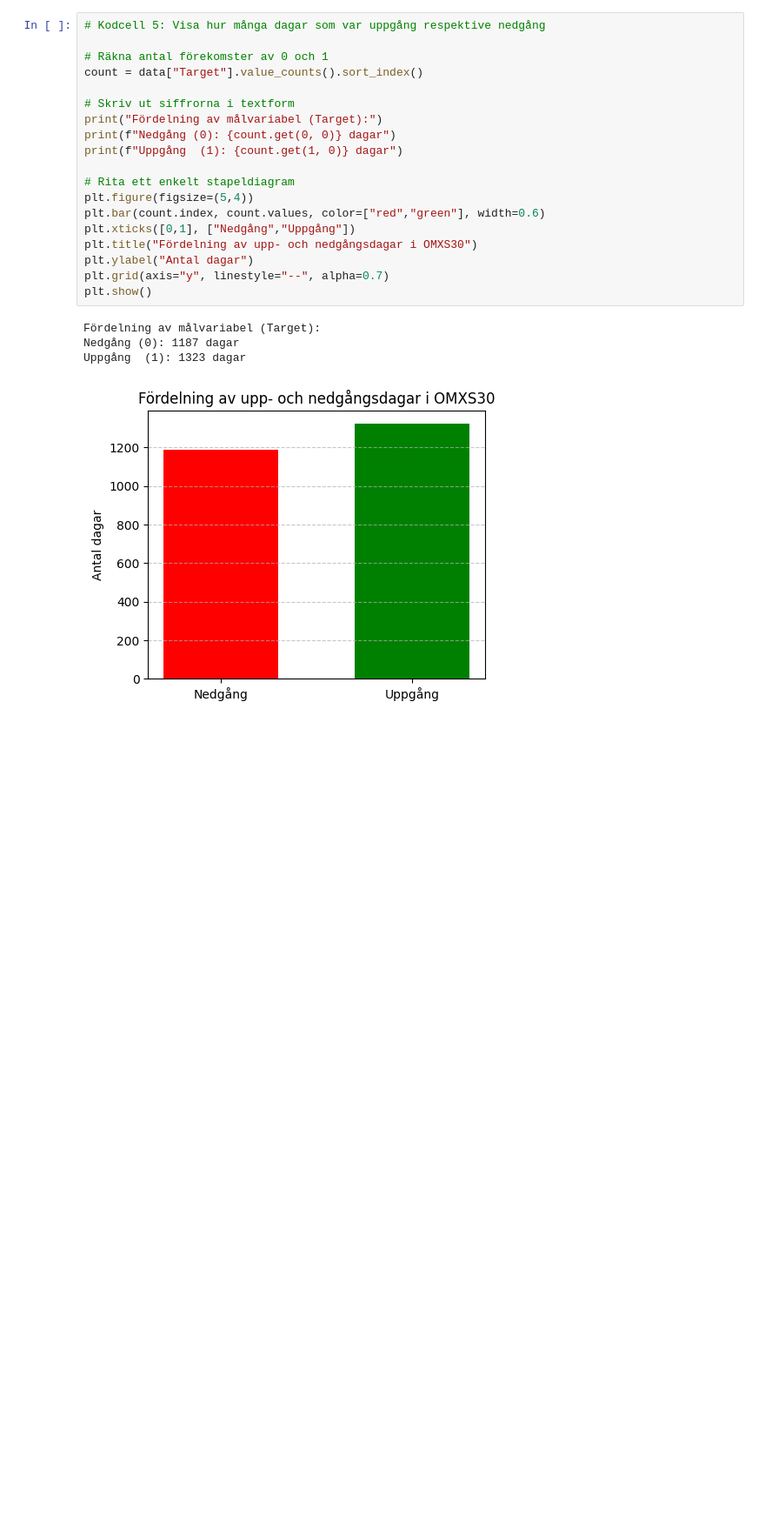
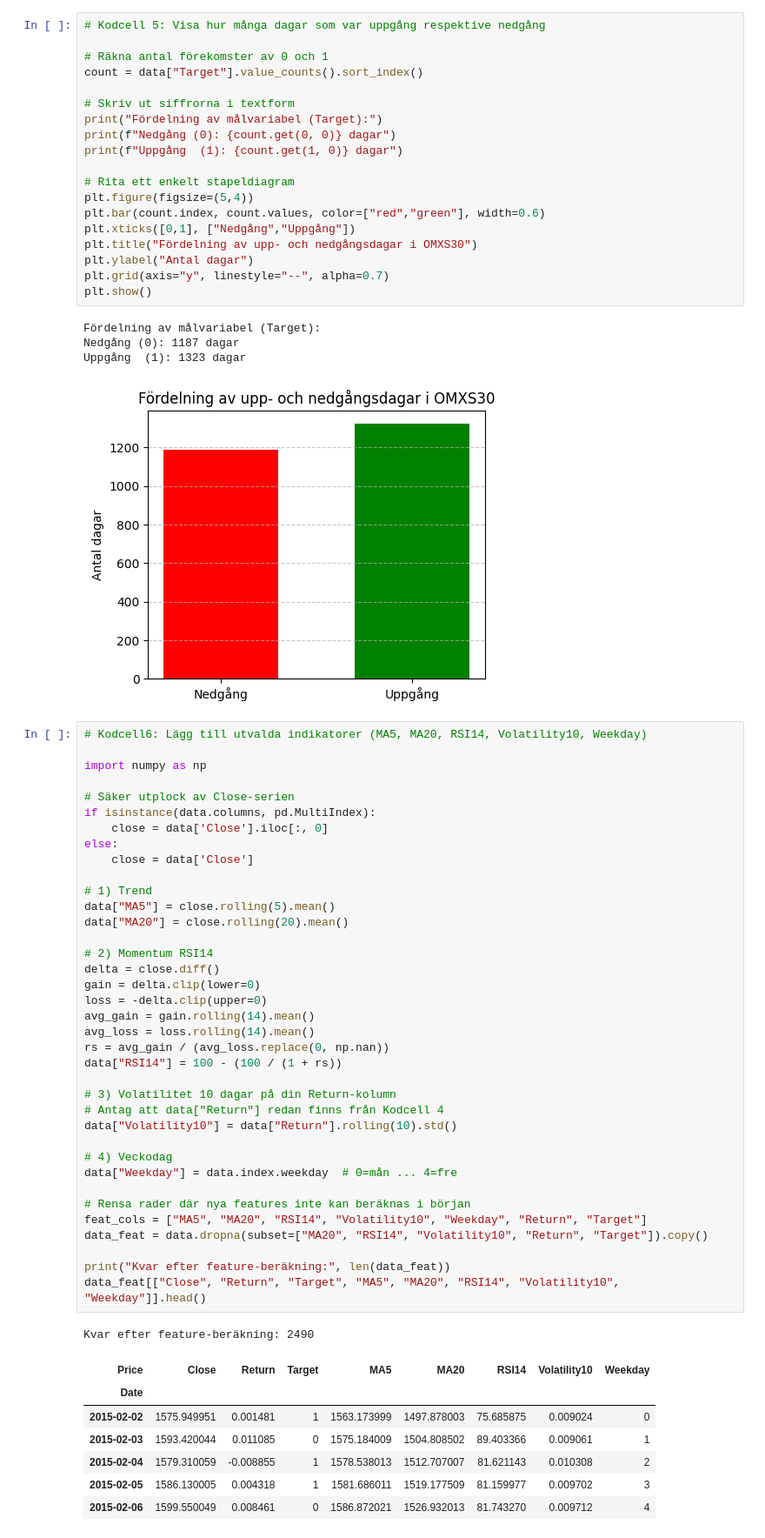
Before and after one commit to christiansopov-gif/OMXS30_Projekt, a Jupyter notebook: OMXS30_AI_Project.ipynb, the cells around one changed output. Shown at 87% size. Saved outputs shown, nothing was run; the diff lists cells and outputs as text; blank space fills up the shorter version.

```diff
--- a/OMXS30_AI_Project.ipynb
+++ b/OMXS30_AI_Project.ipynb
@@ -224,3 +224,49 @@ Fördelning av målvariabel (Target):
 Nedgång (0): 1187 dagar
 Uppgång  (1): 1323 dagar
 [figure]
+# %%
+# Kodcell6: Lägg till utvalda indikatorer (MA5, MA20, RSI14, Volatility10, Weekday)
+
+import numpy as np
+
+# Säker utplock av Close-serien
+if isinstance(data.columns, pd.MultiIndex):
+    close = data['Close'].iloc[:, 0]
+else:
+    close = data['Close']
+
+# 1) Trend
+data["MA5"] = close.rolling(5).mean()
+data["MA20"] = close.rolling(20).mean()
+
+# 2) Momentum RSI14
+delta = close.diff()
+gain = delta.clip(lower=0)
+loss = -delta.clip(upper=0)
+avg_gain = gain.rolling(14).mean()
+avg_loss = loss.rolling(14).mean()
+rs = avg_gain / (avg_loss.replace(0, np.nan))
+data["RSI14"] = 100 - (100 / (1 + rs))
+
+# 3) Volatilitet 10 dagar på din Return-kolumn
+# Antag att data["Return"] redan finns från Kodcell 4
+data["Volatility10"] = data["Return"].rolling(10).std()
+
+# 4) Veckodag
+data["Weekday"] = data.index.weekday  # 0=mån ... 4=fre
+
+# Rensa rader där nya features inte kan beräknas i början
+feat_cols = ["MA5", "MA20", "RSI14", "Volatility10", "Weekday", "Return", "Target"]
+data_feat = data.dropna(subset=["MA20", "RSI14", "Volatility10", "Return", "Target"]).copy()
+
+print("Kvar efter feature-beräkning:", len(data_feat))
+data_feat[["Close", "Return", "Target", "MA5", "MA20", "RSI14", "Volatility10", "Weekday"]].head()
+# %% [output]
+Kvar efter feature-beräkning: 2490
+| Price | Close | Return | Target | MA5 | MA20 | RSI14 | Volatility10 | Weekday |
+| Date |  |  |  |  |  |  |  |  |
+| 2015-02-02 | 1575.949951 | 0.001481 | 1 | 1563.173999 | 1497.878003 | 75.685875 | 0.009024 | 0 |
+| 2015-02-03 | 1593.420044 | 0.011085 | 0 | 1575.184009 | 1504.808502 | 89.403366 | 0.009061 | 1 |
+| 2015-02-04 | 1579.310059 | -0.008855 | 1 | 1578.538013 | 1512.707007 | 81.621143 | 0.010308 | 2 |
+| 2015-02-05 | 1586.130005 | 0.004318 | 1 | 1581.686011 | 1519.177509 | 81.159977 | 0.009702 | 3 |
+| 2015-02-06 | 1599.550049 | 0.008461 | 0 | 1586.872021 | 1526.932013 | 81.743270 | 0.009712 | 4 |
```
Also changed, not shown: parts of 1 cell of this notebook.
